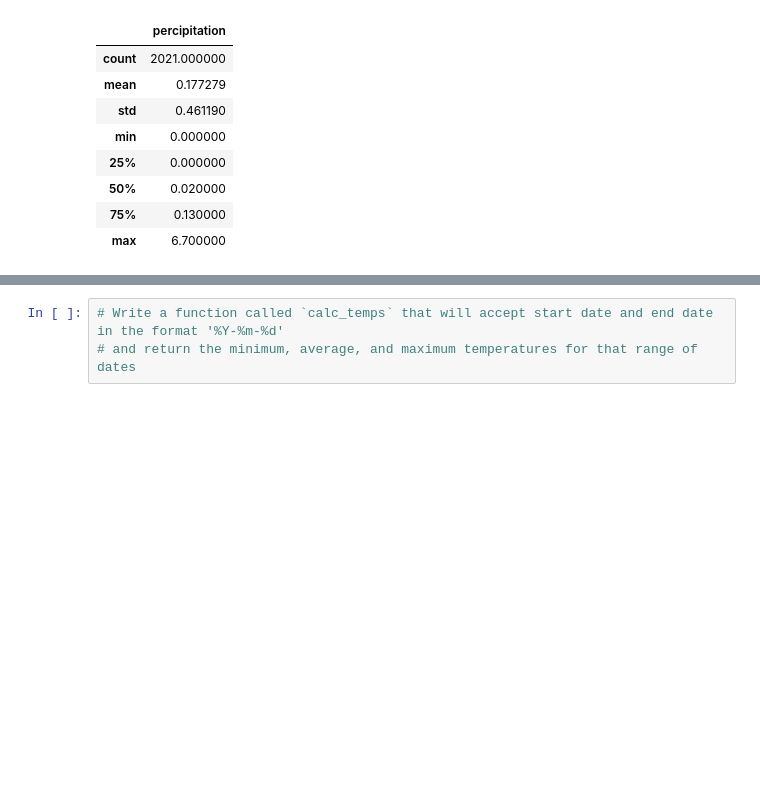
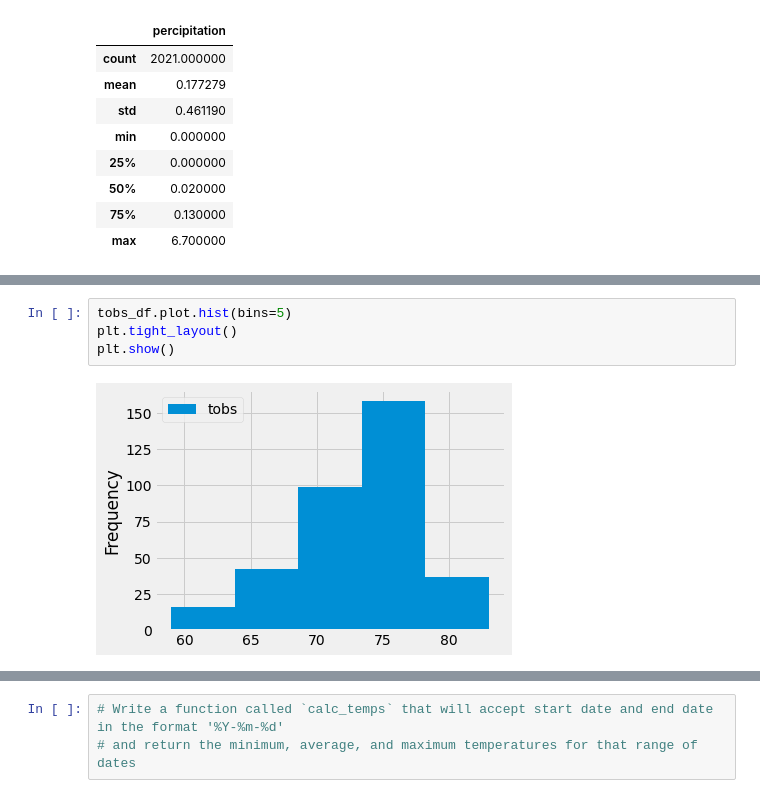
Before and after one commit to russgo1/surfs_up, a Jupyter notebook: climate_analysis.ipynb, the cells around one changed output, grey strips where cells are left out. Cells and saved outputs as stored; diff of their text form; blank space fills up the shorter version.

```diff
--- a/climate_analysis.ipynb
+++ b/climate_analysis.ipynb
@@ -174,0 +233,6 @@ df.describe()
+# %%
+tobs_df.plot.hist(bins=5)
+plt.tight_layout()
+plt.show()
+# %% [output]
+[figure, added]
```
Also changed, not shown: parts of 10 cells of this notebook.
